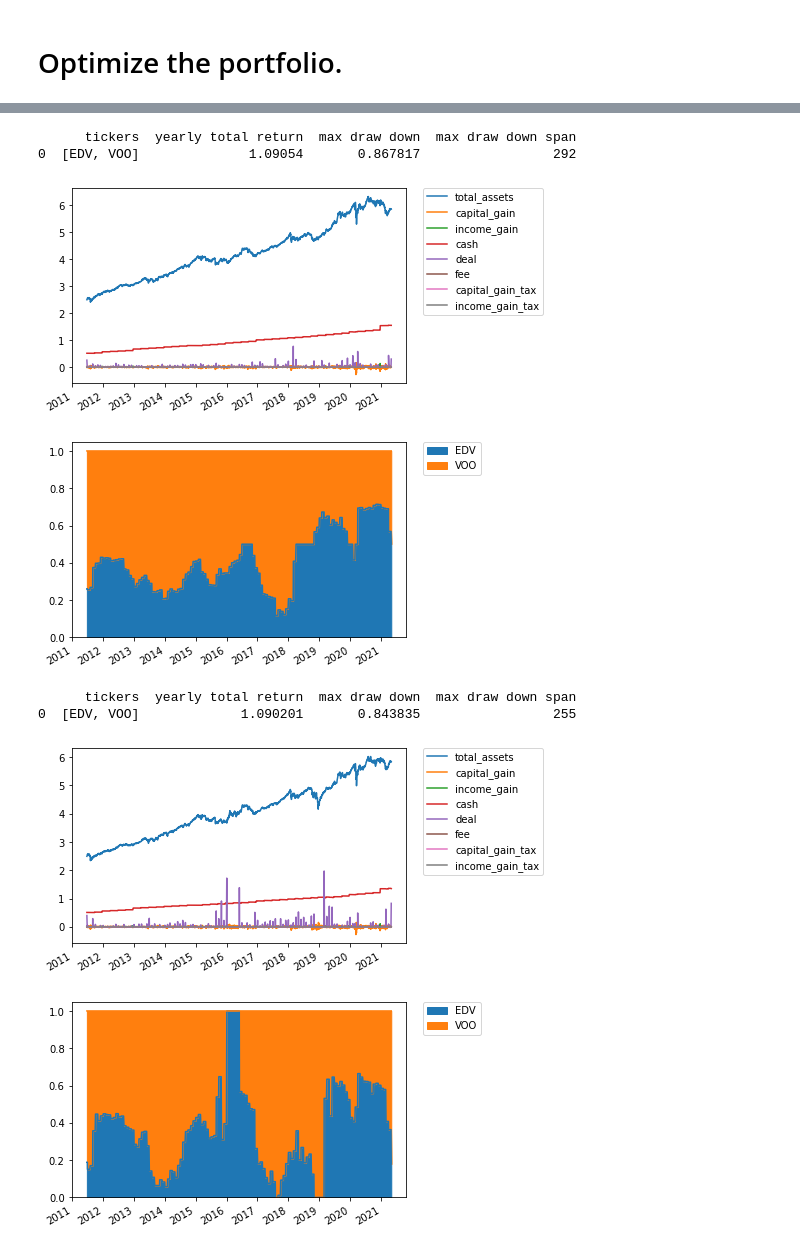
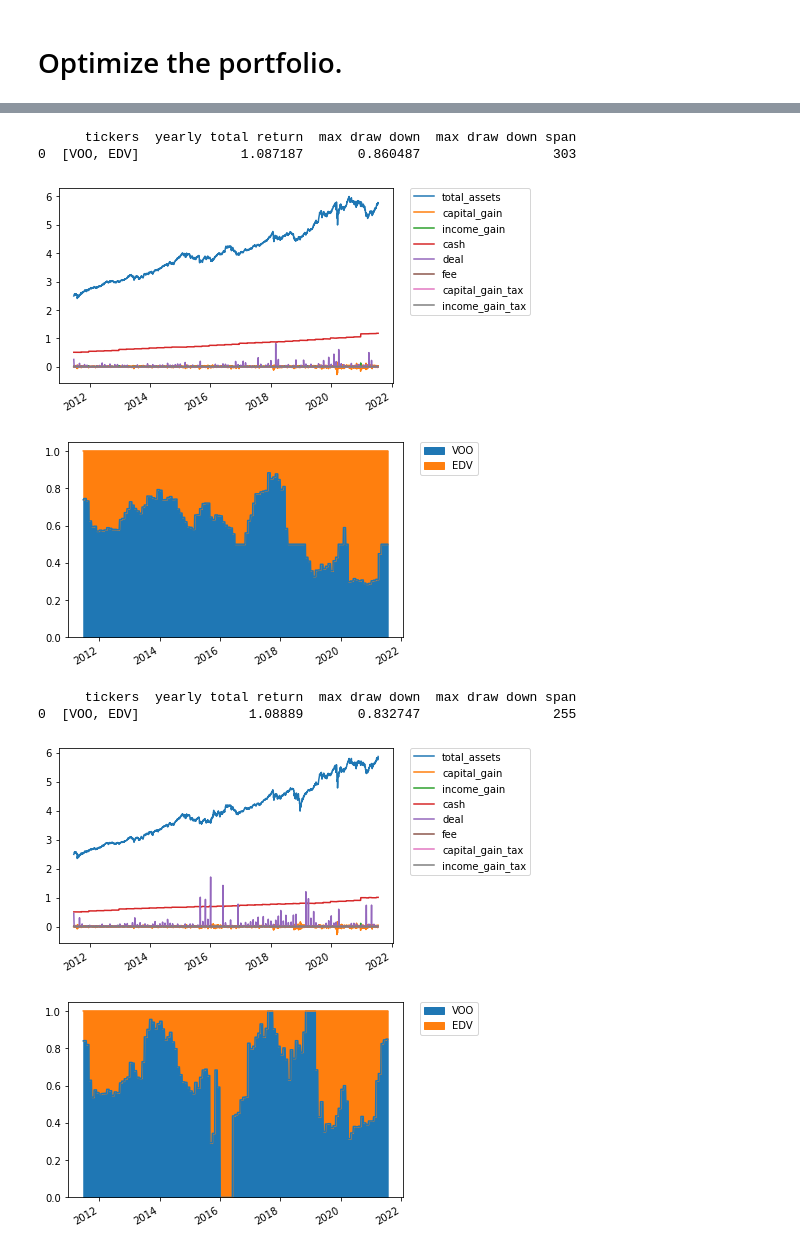
Before and after one commit to sonesuke/mypo, a Jupyter notebook: docs/tutorial/optimizer.ipynb, the cells around one changed output, grey strips where cells are left out. Drawn from its saved outputs; the diff is of its cells as text; code cells hidden in the pictures.

```diff
--- a/docs/tutorial/optimizer.ipynb
+++ b/docs/tutorial/optimizer.ipynb
@@ -41,7 +41,7 @@ plt.show()
 # %%
-optimizer = MinimumVarianceOptimizer(with_semi_covariance=True)
+optimizer = MinimumVarianceOptimizer(with_semi_covariance=True, do_re_optimize=True)
 runner = Runner(
-    rebalancer=MonthlyRebalancer(optimizer=optimizer, do_re_optimize=True)
+    rebalancer=MonthlyRebalancer(optimizer=optimizer)
 
 )
 
@@ -62,33 +62,33 @@ plt.legend(bbox_to_anchor=(1.05, 1), loc='upper left', borderaxespad=0)
 plt.show()
 # %% [output]
       tickers  yearly total return  max draw down  max draw down span
-0  [EDV, VOO]              1.09054       0.867817                 292
+0  [VOO, EDV]             1.087187       0.860487                 303
-[figure, old version]
+[figure, new version]
-[figure, old version]
+[figure, new version]
 # %%
-optimizer = SharpRatioOptimizer()
+optimizer = SharpRatioOptimizer(do_re_optimize=True)
 runner = Runner(
-    rebalancer=MonthlyRebalancer(optimizer=optimizer, do_re_optimize=True)
+    rebalancer=MonthlyRebalancer(optimizer=optimizer)
 )
 
 runner.run(
     assets=[1.2, 0.8],
     cash=0.5,
     market=market,
     train_span=200,
     verbose=True
 )
 report = runner.report()
 print(report.summary())
 ax = report.history().plot()
 plt.legend(bbox_to_anchor=(1.05, 1), loc='upper left', borderaxespad=0)
 plt.show()
 ax = report.history_weights().plot.area(stacked=True)
 plt.legend(bbox_to_anchor=(1.05, 1), loc='upper left', borderaxespad=0)
 plt.show()
 # %% [output]
       tickers  yearly total return  max draw down  max draw down span
-0  [EDV, VOO]             1.090201       0.843835                 255
+0  [VOO, EDV]              1.08889       0.832747                 255
-[figure, old version]
+[figure, new version]
-[figure, old version]
+[figure, new version]
 # %%
```
Also changed, not shown: parts of 3 cells of this notebook, 35 other files.
